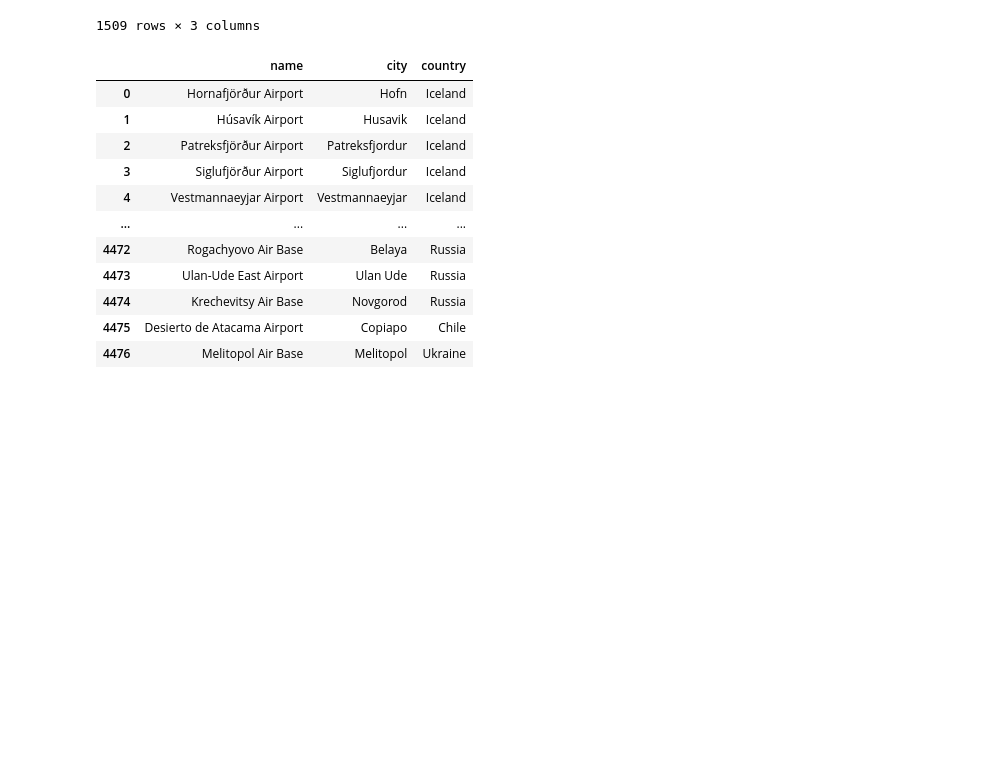
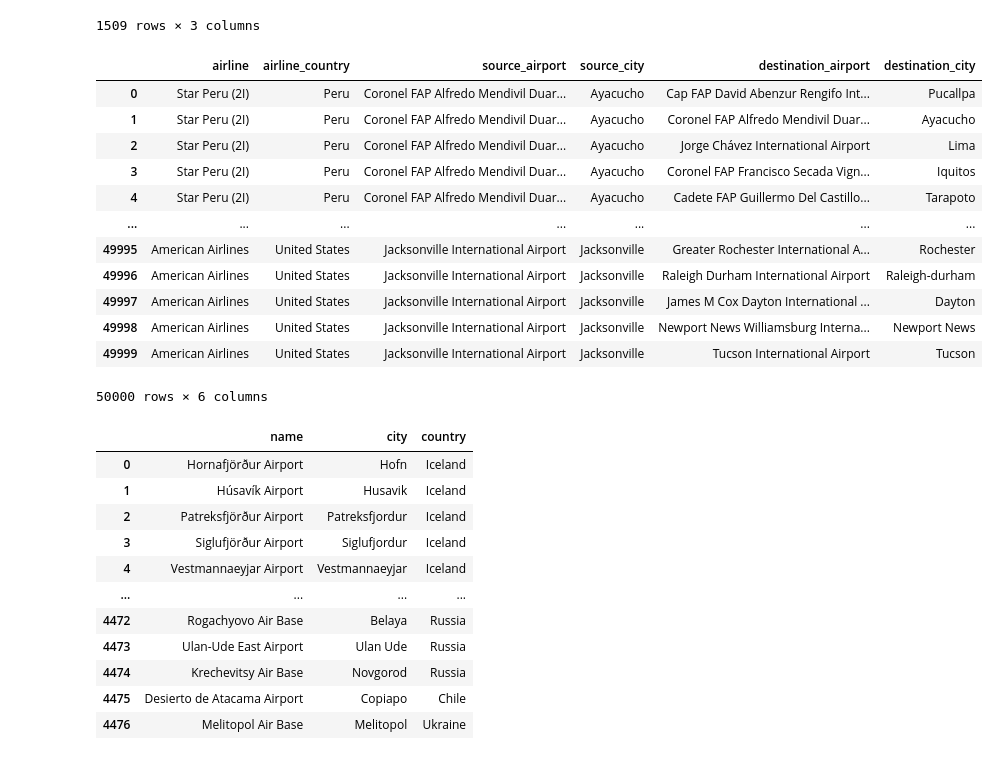
Before and after one commit to vivagrace/data_alchemy_assignments, a Jupyter notebook: Wk2_SQL.ipynb, the cells around one changed output. Cells and saved outputs as stored; diff of their text form; code cells hidden in the pictures; blank space fills up the shorter version.

```diff
--- a/Wk2_SQL.ipynb
+++ b/Wk2_SQL.ipynb
@@ -238,30 +233,51 @@ df
 # %%
 ## Question 6: (Slight Challenge) List each route's details including the airline name and airline country, the source airport name and city, and the destination airport name and city. Only include routes where both the source and destination airports are located in the same country as the airline.
 
-#USe union??
+q6 = """
 
-q6 = """
+
 with source_loc as (
     select airports.name as source_airport, airports.city as source_city, airports.country as source_country, routes.source_airport_id, routes.airline_id as source_airline
     from routes
     inner join airports on routes.source_airport_id = airports.airport_id
 ),
 destination_loc as (
     select airports.name as destination_airport, airports.city as destination_city, airports.country as destination_country, routes.destination_airport_id, routes.airline_id as destination_airline
     from routes
     inner join airports on routes.destination_airport_id = airports.airport_id
+),
+locations as (
+    select source_airport, source_city, destination_airport, destination_city, source_country, source_airline
+    from source_loc
+    inner join destination_loc on source_airline = destination_airline
+    where source_country = destination_country
 )
 
-select airlines.name as airline, airlines.country as airline_country, source_loc.source_airport, source_loc.source_city, destination_loc.destination_airport, destination_loc.destination_city, source_loc.source_country
-from (airlines
-inner join source_loc on airlines.airline_id = source_loc.source_airline)
-inner join destination_loc on airlines.airline_id = destination_loc.destination_airline
-limit 100;
+select distinct airlines.name as airline, airlines.country as airline_country, locations.source_airport, locations.source_city, locations.destination_airport, locations.destination_city
+    from locations
+    inner join airlines on airline_id = source_airline
+    where source_country = airline_country
+    limit 50000 --selecting all of them seems to make it run for a really long time...
+
 
 """
 
 df = pd.read_sql_query(q6, conn)
 df
+# %% [output]
+|  | airline | airline_country | source_airport | source_city | destination_airport | destination_city |
+| 0 | Star Peru (2I) | Peru | Coronel FAP Alfredo Mendivil Duar... | Ayacucho | Cap FAP David Abenzur Rengifo Int... | Pucallpa |
+| 1 | Star Peru (2I) | Peru | Coronel FAP Alfredo Mendivil Duar... | Ayacucho | Coronel FAP Alfredo Mendivil Duar... | Ayacucho |
+| 2 | Star Peru (2I) | Peru | Coronel FAP Alfredo Mendivil Duar... | Ayacucho | Jorge Chávez International Airport | Lima |
+| 3 | Star Peru (2I) | Peru | Coronel FAP Alfredo Mendivil Duar... | Ayacucho | Coronel FAP Francisco Secada Vign... | Iquitos |
+| 4 | Star Peru (2I) | Peru | Coronel FAP Alfredo Mendivil Duar... | Ayacucho | Cadete FAP Guillermo Del Castillo... | Tarapoto |
+| ... | ... | ... | ... | ... | ... | ... |
+| 49995 | American Airlines | United States | Jacksonville International Airport | Jacksonville | Greater Rochester International A... | Rochester |
+| 49996 | American Airlines | United States | Jacksonville International Airport | Jacksonville | Raleigh Durham International Airport | Raleigh-durham |
+| 49997 | American Airlines | United States | Jacksonville International Airport | Jacksonville | James M Cox Dayton International ... | Dayton |
+| 49998 | American Airlines | United States | Jacksonville International Airport | Jacksonville | Newport News Williamsburg Interna... | Newport News |
+| 49999 | American Airlines | United States | Jacksonville International Airport | Jacksonville | Tucson International Airport | Tucson |
+50000 rows × 6 columns
 # %%
 ## Question 7: Find all airports that do not appear in the routes table at all (neither as a source nor as a destination). List the airport's name, city, and country.
 
```
Also changed, not shown: parts of 8 cells of this notebook, 1 other file.
